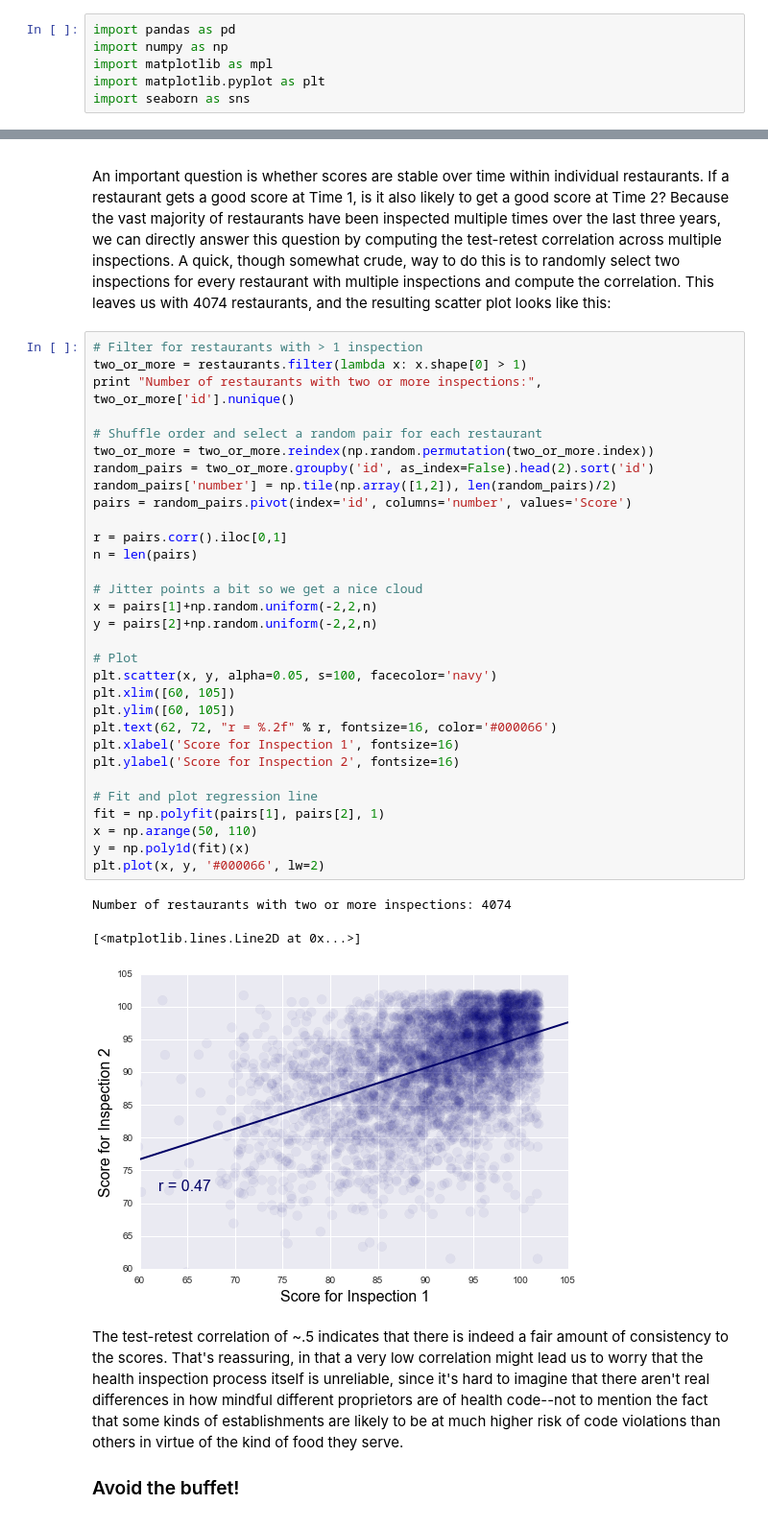
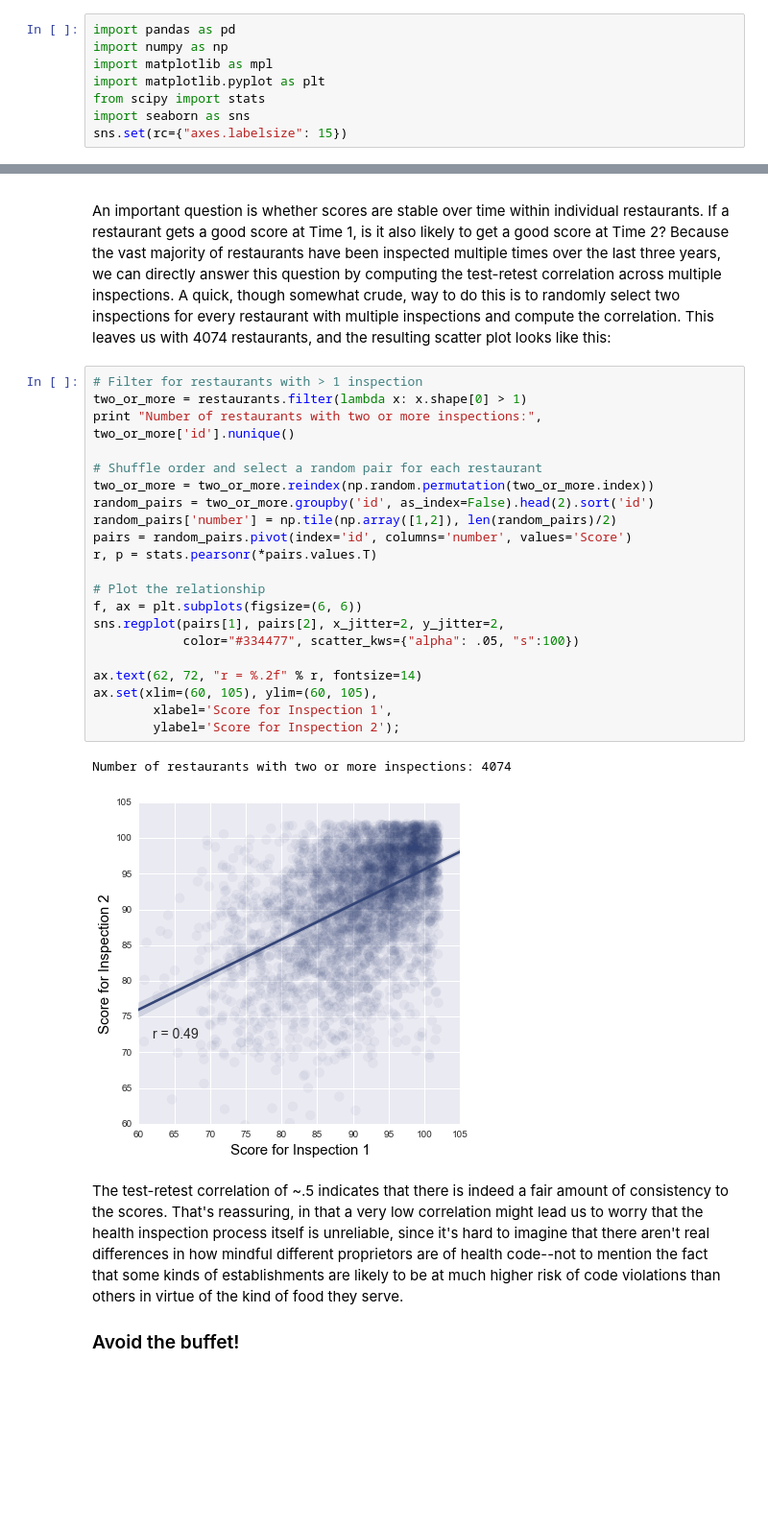
Before and after one commit to tyarkoni/open-data-flights, a Jupyter notebook: health-inspection/flight1.ipynb, the cells around one changed output, grey strips where cells are left out. Shown at 96% size. Saved outputs shown, nothing was run; the diff lists cells and outputs as text; blank space fills up the shorter version.

Commit message:
Tweak some flight1 plotting code

```diff
--- a/health-inspection/flight1.ipynb
+++ b/health-inspection/flight1.ipynb
@@ -15,7 +15,9 @@ import pandas as pd
 import numpy as np
 import matplotlib as mpl
 import matplotlib.pyplot as plt
+from scipy import stats
 import seaborn as sns
+sns.set(rc={"axes.labelsize": 15})
 # %% [markdown]
 <h3>AbracaDATAbra!</h3>
 Next, we read in the data from CSV and take a look at what we're working with. We also manage to come up with a rather silly section header.
@@ -141,38 +142,27 @@ An important question is whether scores are stable over time within individual r
 # %%
 # Filter for restaurants with > 1 inspection
 two_or_more = restaurants.filter(lambda x: x.shape[0] > 1)
 print "Number of restaurants with two or more inspections:", two_or_more['id'].nunique()
 
 # Shuffle order and select a random pair for each restaurant
 two_or_more = two_or_more.reindex(np.random.permutation(two_or_more.index))
 random_pairs = two_or_more.groupby('id', as_index=False).head(2).sort('id')
 random_pairs['number'] = np.tile(np.array([1,2]), len(random_pairs)/2)
 pairs = random_pairs.pivot(index='id', columns='number', values='Score')
+r, p = stats.pearsonr(*pairs.values.T)
 
-r = pairs.corr().iloc[0,1]
-n = len(pairs)
+# Plot the relationship
+f, ax = plt.subplots(figsize=(6, 6))
+sns.regplot(pairs[1], pairs[2], x_jitter=2, y_jitter=2,
+            color="#334477", scatter_kws={"alpha": .05, "s":100})
 
-# Jitter points a bit so we get a nice cloud
-x = pairs[1]+np.random.uniform(-2,2,n)
-y = pairs[2]+np.random.uniform(-2,2,n)
-
-# Plot
-plt.scatter(x, y, alpha=0.05, s=100, facecolor='navy')
-plt.xlim([60, 105])
-plt.ylim([60, 105])
-plt.text(62, 72, "r = %.2f" % r, fontsize=16, color='#000066')
-plt.xlabel('Score for Inspection 1', fontsize=16)
-plt.ylabel('Score for Inspection 2', fontsize=16)
-
-# Fit and plot regression line
-fit = np.polyfit(pairs[1], pairs[2], 1)
-x = np.arange(50, 110)
-y = np.poly1d(fit)(x)
-plt.plot(x, y, '#000066', lw=2)
+ax.text(62, 72, "r = %.2f" % r, fontsize=14)
+ax.set(xlim=(60, 105), ylim=(60, 105),
+        xlabel='Score for Inspection 1',
+        ylabel='Score for Inspection 2');
 # %% [output]
 Number of restaurants with two or more inspections: 4074
-[<matplotlib.lines.Line2D at 0x...>]
-[figure, old version]
+[figure, new version]
 # %% [markdown]
 The test-retest correlation of ~.5 indicates that there is indeed a fair amount of consistency to the scores. That's reassuring, in that a very low correlation might lead us to worry that the health inspection process itself is unreliable, since it's hard to imagine that there aren't real differences in how mindful different proprietors are of health code--not to mention the fact that some kinds of establishments are likely to be at much higher risk of code violations than others in virtue of the kind of food they serve.
 
```
Also changed, not shown: parts of 11 cells of this notebook.
